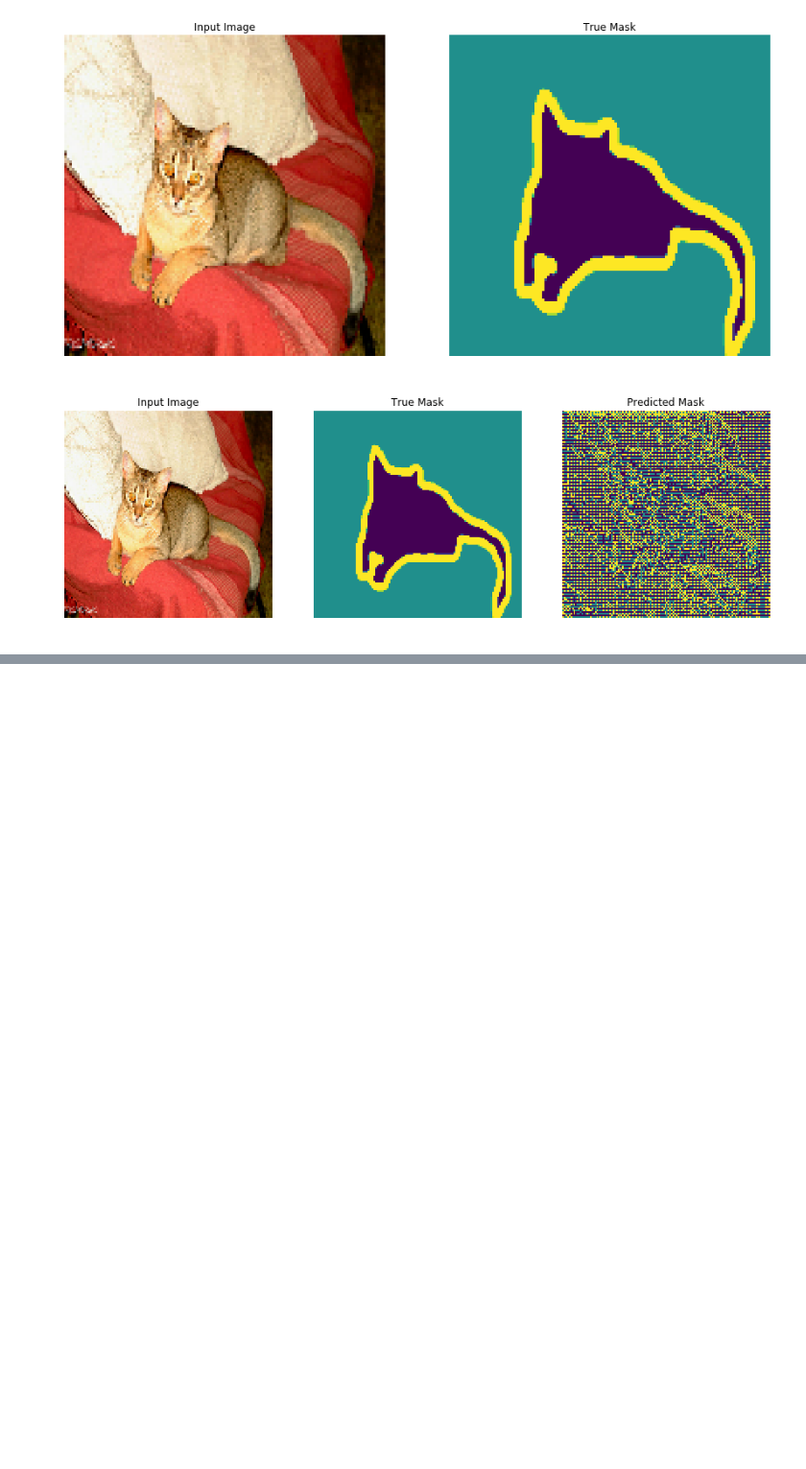
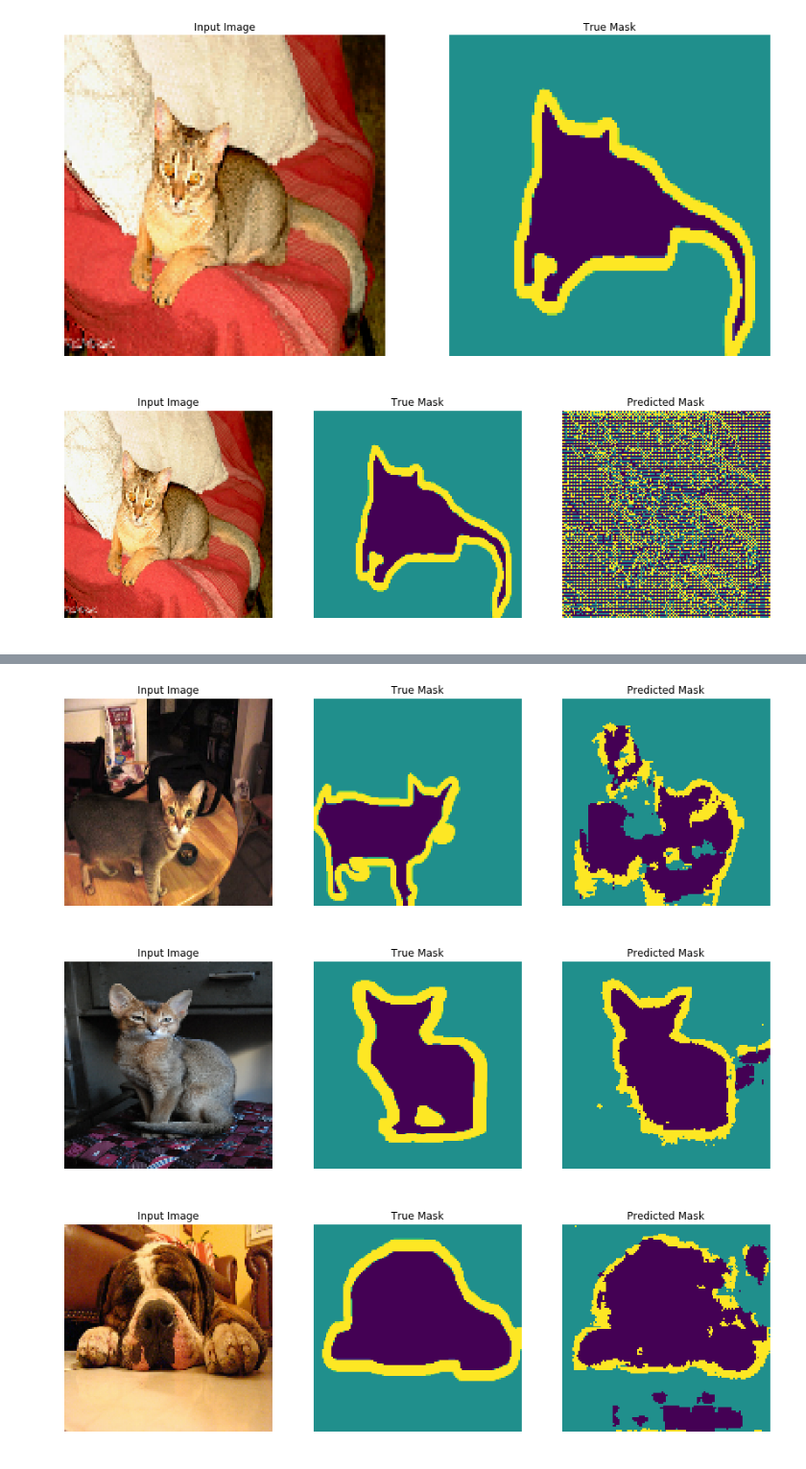
Before and after one commit to SatioO/DL_Practices, a Jupyter notebook: Image Segmentation 80%.ipynb, the cells around one changed output, grey strips where cells are left out. Shown at 96% size. Cells and saved outputs as stored; diff of their text form; code cells hidden in the pictures; blank space fills up the shorter version.

```diff
--- a/Image Segmentation 80%.ipynb
+++ b/Image Segmentation 80%.ipynb
@@ -191,0 +194,6 @@ Epoch 1/20
+# %%
+show_predictions(test_dataset, 3)
+# %% [output]
+[figure, added]
+[figure, added]
+[figure, added]
```
Also changed, not shown: parts of 1 cell of this notebook.
